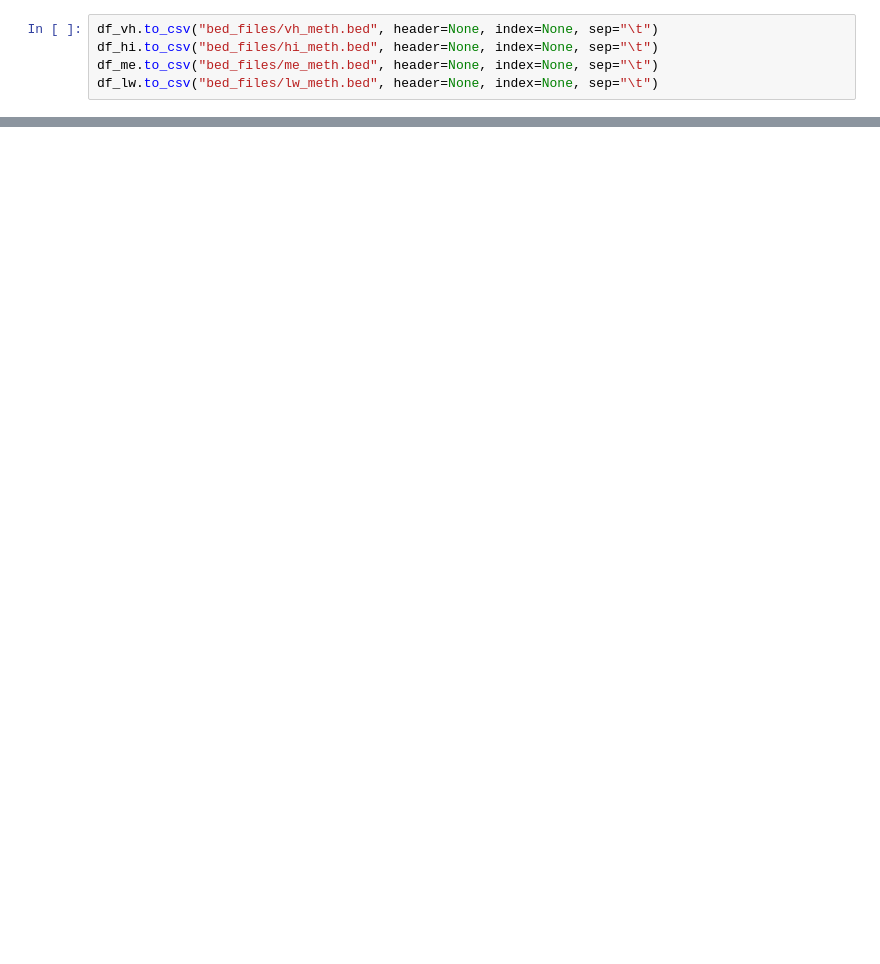
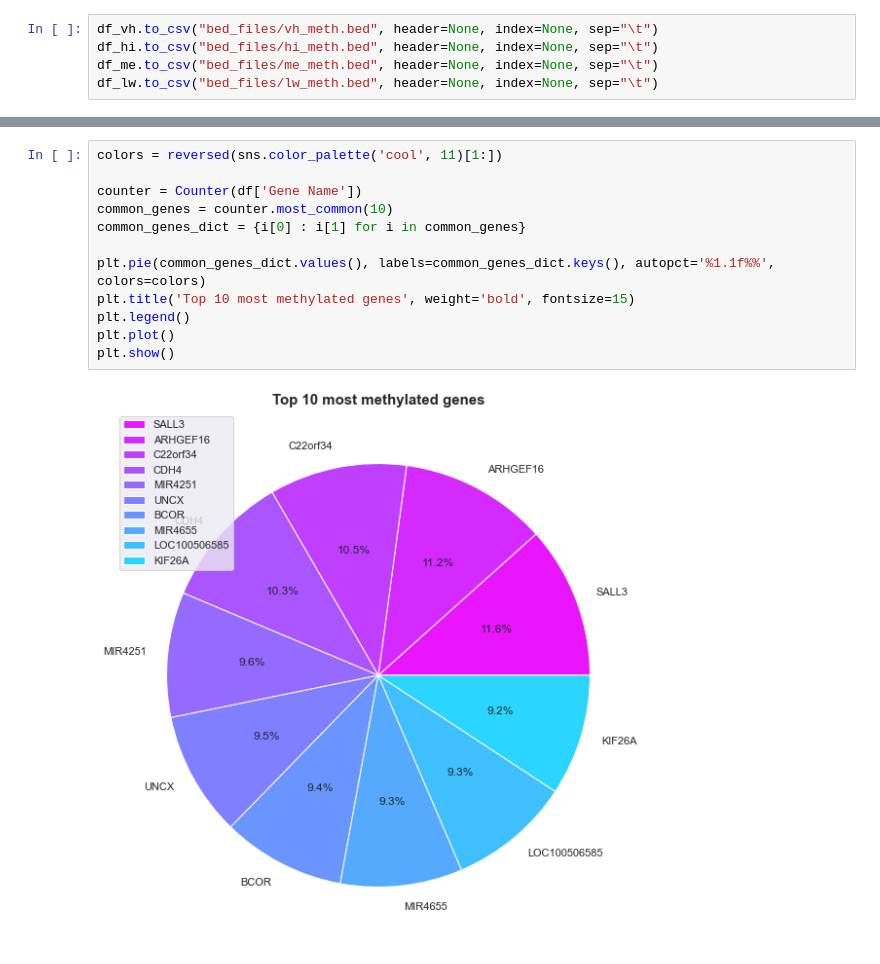
Before and after one commit to Manulink4/bioinfo_meth, a Jupyter notebook: meth.ipynb, the cells around one changed output, grey strips where cells are left out. Saved outputs shown, nothing was run; the diff lists cells and outputs as text; blank space fills up the shorter version.

```diff
--- a/meth.ipynb
+++ b/meth.ipynb
@@ -86,0 +115,14 @@ plt.show()
+# %%
+colors = reversed(sns.color_palette('cool', 11)[1:])
+
+counter = Counter(df['Gene Name'])
+common_genes = counter.most_common(10)
+common_genes_dict = {i[0] : i[1] for i in common_genes}
+
+plt.pie(common_genes_dict.values(), labels=common_genes_dict.keys(), autopct='%1.1f%%', colors=colors)
+plt.title('Top 10 most methylated genes', weight='bold', fontsize=15)
+plt.legend()
+plt.plot()
+plt.show()
+# %% [output]
+[figure, added]
```
Also changed, not shown: parts of 7 cells of this notebook, 6 other files.
